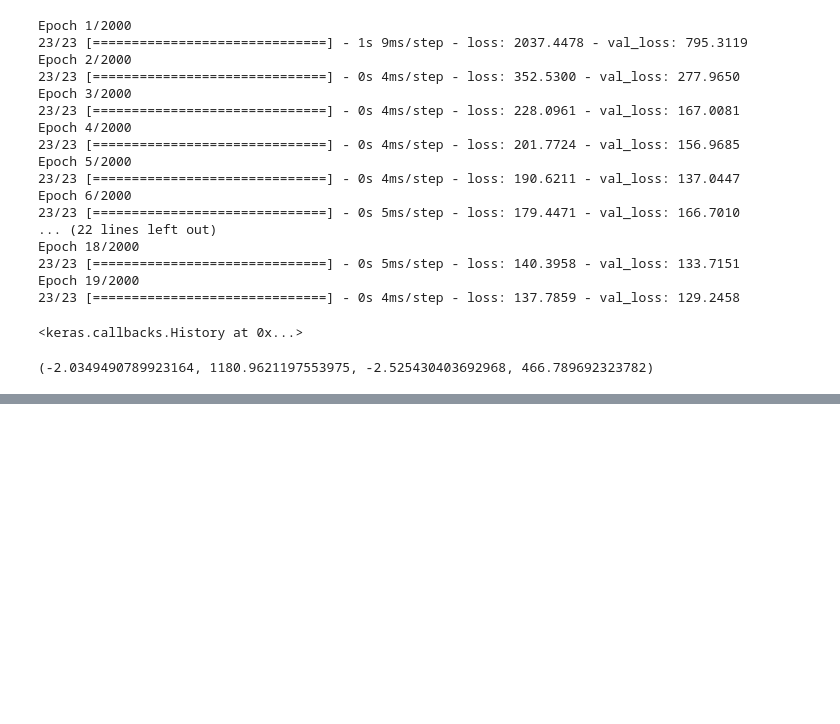
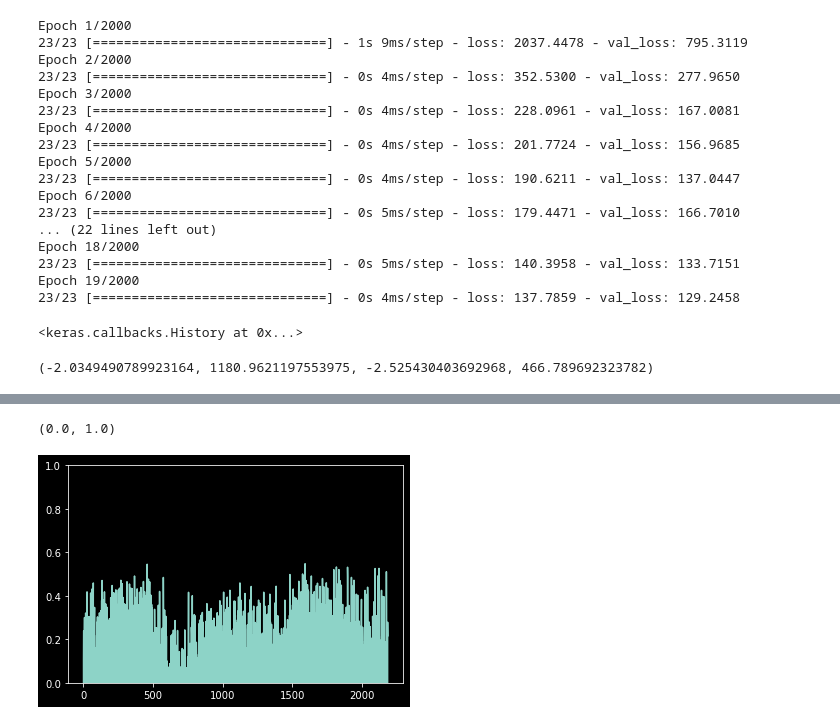
Before and after one commit to dtersegno/capstone, a Jupyter notebook: model/4_models.ipynb, the cells around one changed output, grey strips where cells are left out. Saved outputs shown, nothing was run; the diff lists cells and outputs as text; code cells hidden in the pictures; blank space fills up the shorter version.

```diff
--- a/model/4_models.ipynb
+++ b/model/4_models.ipynb
@@ -424,0 +448,6 @@ INFO:tensorflow:Assets written to: ./saved_models/NN_2_0_10_20_12_25_10\assets
+# %%
+plt.plot(r2s_wordle)
+plt.ylim(0,1)
+# %% [output]
+(0.0, 1.0)
+[figure, added]
```
Also changed, not shown: parts of 10 cells of this notebook, 1 other file.
